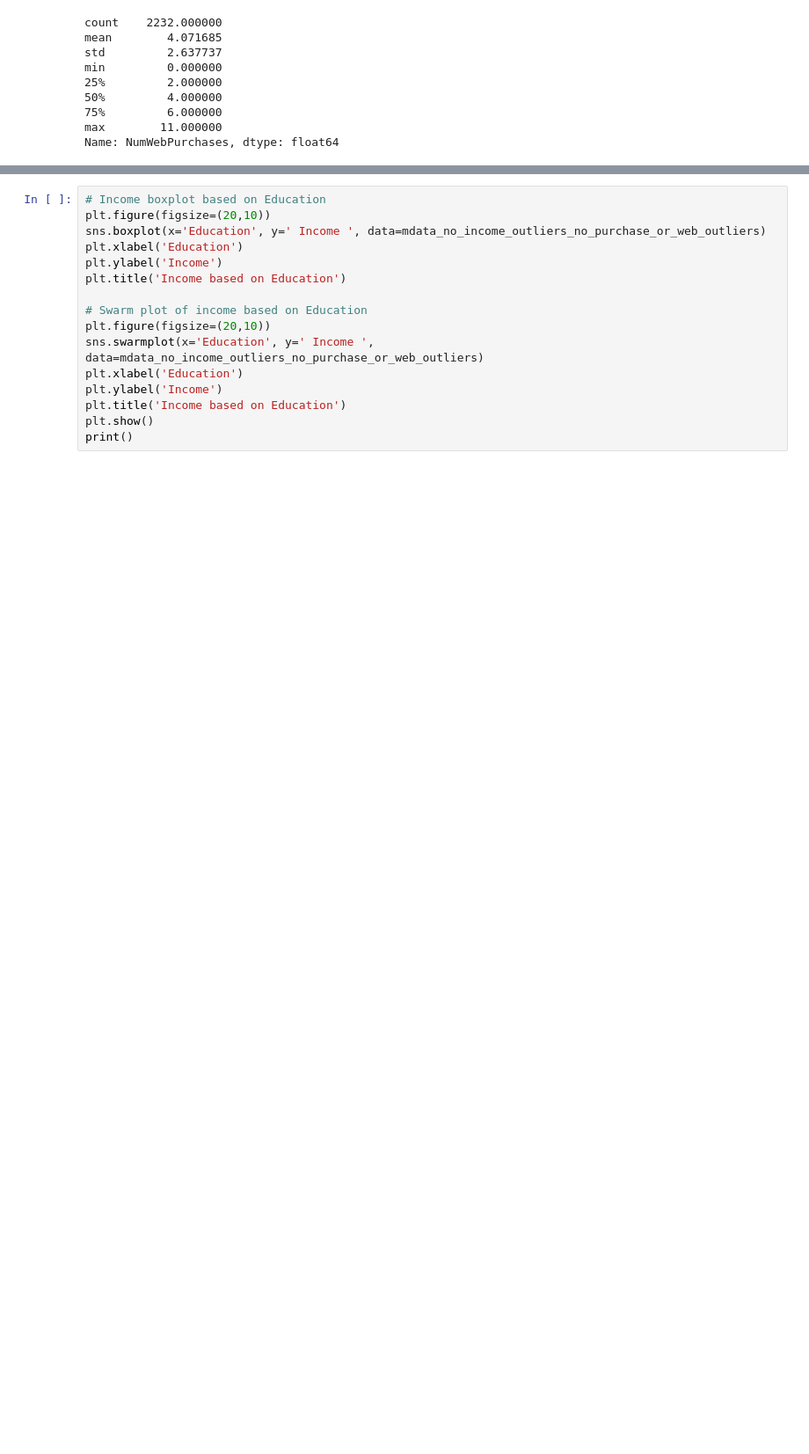
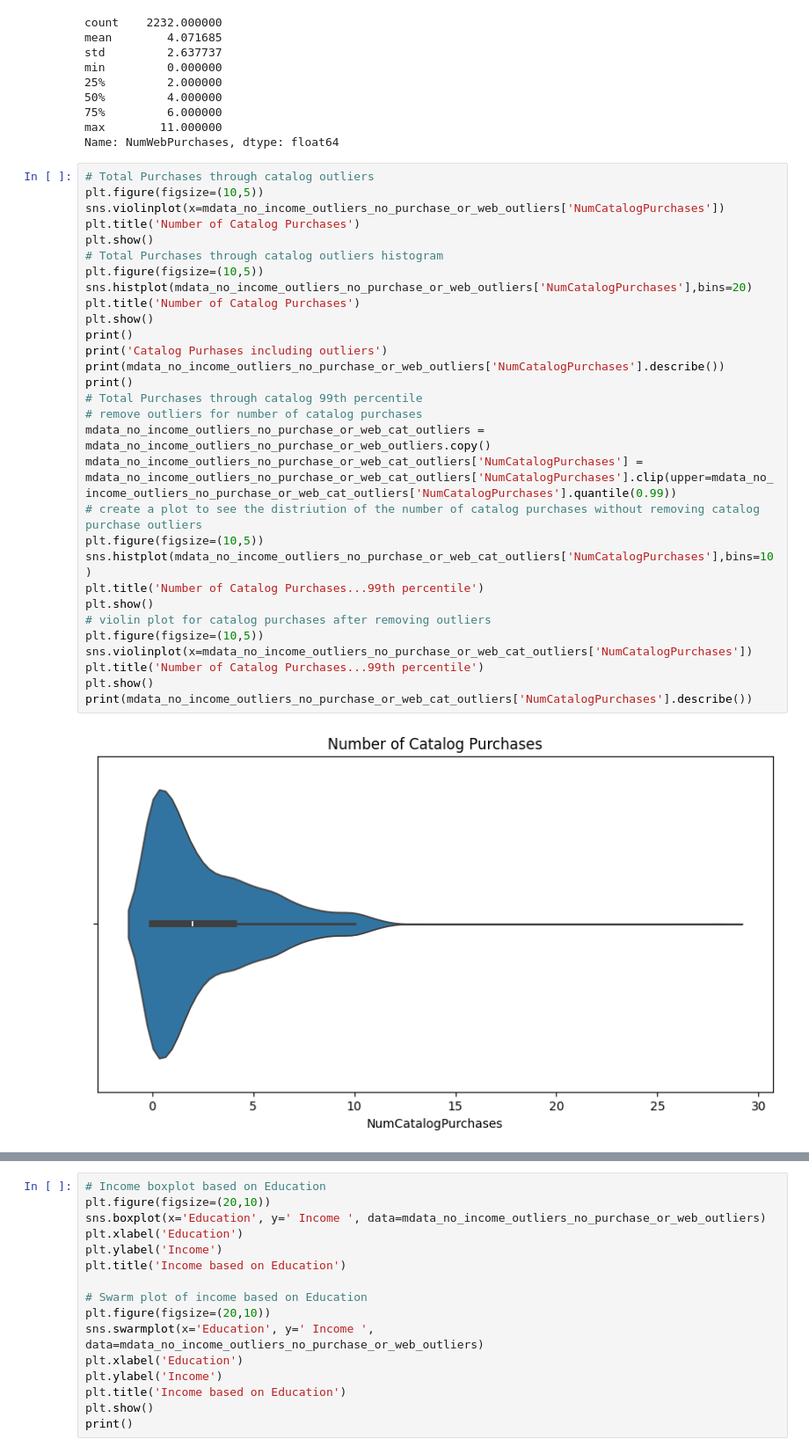
Before and after one commit to OsorioEL/Marketing_Campaign, a Jupyter notebook: Marketing_Campaing.ipynb, the cells around one changed output, grey strips where cells are left out. Shown at 88% size. Saved outputs shown, nothing was run; the diff lists cells and outputs as text; blank space fills up the shorter version.

Commit message:
Continued work on outliers

```diff
--- a/Marketing_Campaing.ipynb
+++ b/Marketing_Campaing.ipynb
@@ -758,3 +758,35 @@ min         0.000000
 75%         6.000000
 max        11.000000
 Name: NumWebPurchases, dtype: float64
+# %%
+# Total Purchases through catalog outliers
+plt.figure(figsize=(10,5))
+sns.violinplot(x=mdata_no_income_outliers_no_purchase_or_web_outliers['NumCatalogPurchases'])
+plt.title('Number of Catalog Purchases')
+plt.show()
+# Total Purchases through catalog outliers histogram
+plt.figure(figsize=(10,5))
+sns.histplot(mdata_no_income_outliers_no_purchase_or_web_outliers['NumCatalogPurchases'],bins=20)
+plt.title('Number of Catalog Purchases')
+plt.show()
+print()
+print('Catalog Purhases including outliers')
+print(mdata_no_income_outliers_no_purchase_or_web_outliers['NumCatalogPurchases'].describe())
+print()
+# Total Purchases through catalog 99th percentile
+# remove outliers for number of catalog purchases
+mdata_no_income_outliers_no_purchase_or_web_cat_outliers = mdata_no_income_outliers_no_purchase_or_web_outliers.copy()
+mdata_no_income_outliers_no_purchase_or_web_cat_outliers['NumCatalogPurchases'] = mdata_no_income_outliers_no_purchase_or_web_cat_outliers['NumCatalogPurchases'].clip(upper=mdata_no_income_outliers_no_purchase_or_web_cat_outliers['NumCatalogPurchases'].quantile(0.99))
+# create a plot to see the distriution of the number of catalog purchases without removing catalog purchase outliers
+plt.figure(figsize=(10,5))
+sns.histplot(mdata_no_income_outliers_no_purchase_or_web_cat_outliers['NumCatalogPurchases'],bins=10)
+plt.title('Number of Catalog Purchases...99th percentile')
+plt.show()
+# violin plot for catalog purchases after removing outliers
+plt.figure(figsize=(10,5))
+sns.violinplot(x=mdata_no_income_outliers_no_purchase_or_web_cat_outliers['NumCatalogPurchases'])
+plt.title('Number of Catalog Purchases...99th percentile')
+plt.show()
+print(mdata_no_income_outliers_no_purchase_or_web_cat_outliers['NumCatalogPurchases'].describe())
+# %% [output]
+[figure, added]
```
Also changed, not shown: parts of 7 cells of this notebook.
